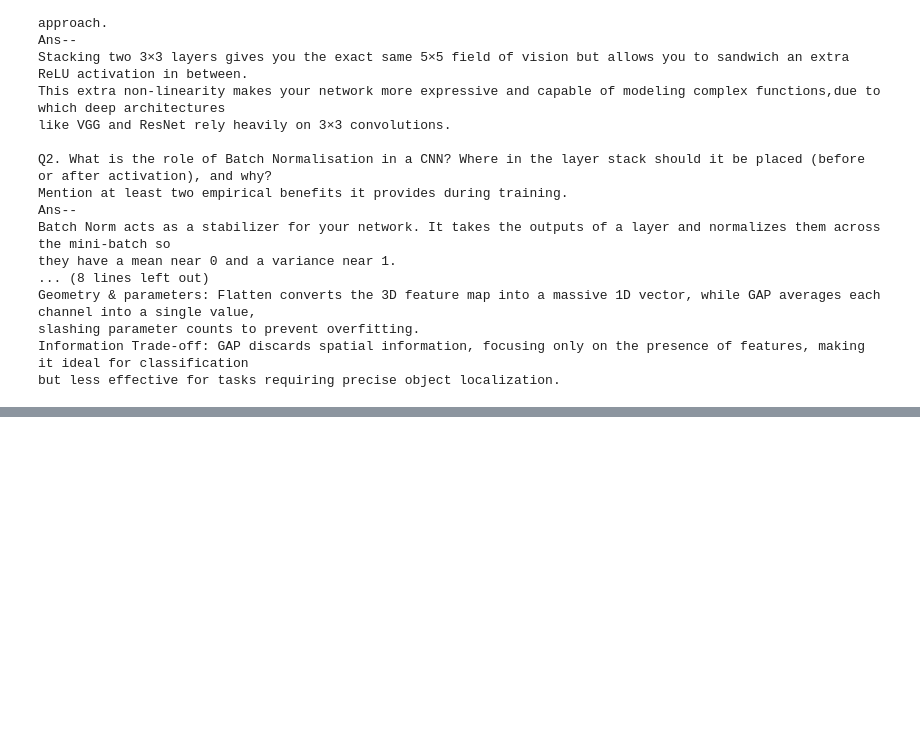
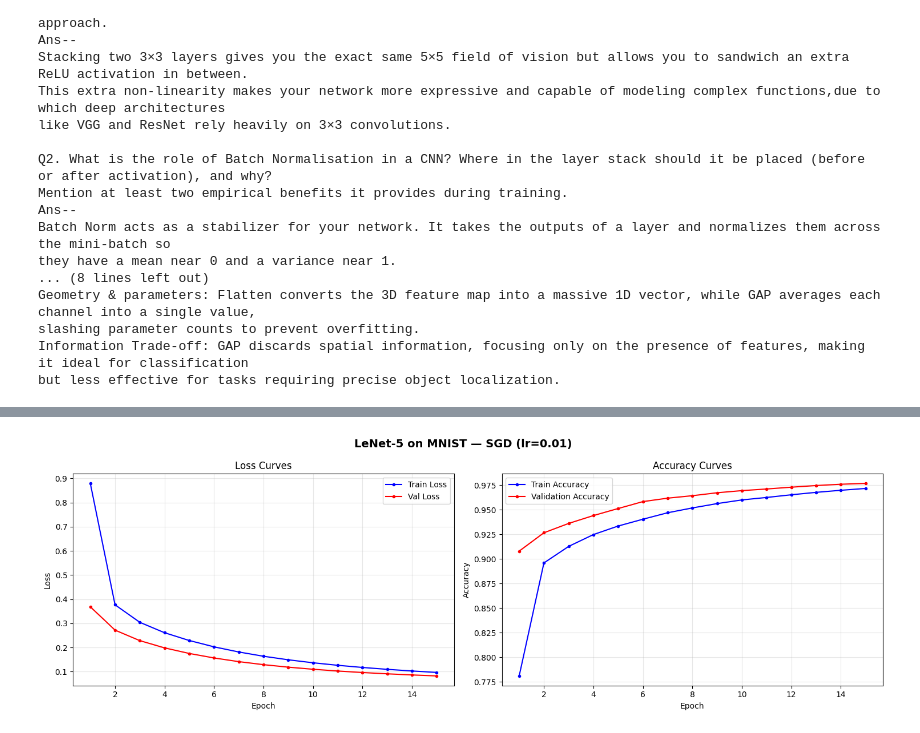
Before and after one commit to h-adithya07/ML-Lab-8, a Jupyter notebook: 24CD3014_Lab_8.ipynb, the cells around one changed output, grey strips where cells are left out. Drawn from its saved outputs; the diff is of its cells as text; code cells hidden in the pictures; blank space fills up the shorter version.

```diff
--- a/24CD3014_Lab_8.ipynb
+++ b/24CD3014_Lab_8.ipynb
@@ -600,0 +608,95 @@ but less effective for tasks requiring precise object localization.
+# %%
+from enum import verify
+from tensorflow._api.v2.config import optimizer
+def load_and_preprocess():
+  (mx_tr,my_tr),(mx_te, my_te) = mnist.load_data()
+  (cx_tr,cy_tr),(cx_te, cy_te) = cifar10.load_data()
+  mx_tr = mx_tr.astype(np.float32) / 255.0
+  mx_te = mx_te.astype(np.float32) / 255.0
+  cx_tr = cx_tr.astype(np.float32) / 255.0
+  cx_te = cx_te.astype(np.float32) / 255.0
+  mx_tr = np.expand_dims(mx_tr, -1)
+  mx_te = np.expand_dims(mx_te, -1)
+  my_tr = keras.utils.to_categorical(my_tr, 10)
+  my_te = keras.utils.to_categorical(my_te, 10)
+  cy_tr = keras.utils.to_categorical(cy_tr, 10)
+  cy_te = keras.utils.to_categorical(cy_te, 10)
+
+  return (mx_tr, my_tr, mx_te, my_te), (cx_tr, cy_tr, cx_te, cy_te)
+
+print(f"Loading the datasets...")
+(mnist_train_x, mnist_train_y, mnist_test_x, mnist_test_y), \
+(cifar10_train_x, cifar10_train_y, cifar10_test_x, cifar10_test_y) = load_and_preprocess()
+print(f"Loaded the dataset")
+
+def build_cifar_cnn(dropout=True, batchnorm=True):
+  model = models.Sequential(name=f"cifar_do{int(dropout)}_bn{int(batchnorm)}")
+  model.add(layers.Input(shape=(32, 32, 3)))
+  model.add(layers.Conv2D(32, (3,3), padding='same'))
+  if batchnorm: model.add(layers.BatchNormalization())
+  model.add(layers.Activation('relu'))
+  model.add(layers.MaxPooling2D((2,2)))
+  if dropout:  model.add(layers.Dropout(0.25))
+  model.add(layers.Conv2D(64, (3,3), padding='same'))
+  if batchnorm: model.add(layers.BatchNormalization())
+  model.add(layers.Activation('relu'))
+  model.add(layers.MaxPooling2D((2,2)))
+  if dropout:  model.add(layers.Dropout(0.25))
+  model.add(layers.Conv2D(128, (3,3), padding='same'))
+  if batchnorm: model.add(layers.BatchNormalization())
+  model.add(layers.Activation('relu'))
+  model.add(layers.MaxPooling2D((2,2)))
+  if dropout:  model.add(layers.Dropout(0.25))
+  model.add(layers.GlobalAveragePooling2D())
+  model.add(layers.Dense(256, activation='relu'))
+  if dropout:  model.add(layers.Dropout(0.5))
+  model.add(layers.Dense(10, activation='softmax'))
+
+  return model
+
+def plot_history(history, title, save_path):
+  fig, (ax1, ax2) = plt.subplots(1, 2, figsize=(15, 5))
+  fig.suptitle(title, fontsize=14, fontweight='bold')
+  epochs = range(1, len(history['loss']) + 1)
+  ax1.plot(epochs, history['loss'],     'b-o', markersize=3, label='Train Loss')
+  ax1.plot(epochs, history['val_loss'], 'r-o', markersize=3, label='Val Loss')
+  ax1.set_xlabel('Epoch')
+  ax1.set_ylabel('Loss')
+  ax1.set_title('Loss Curves')
+  ax1.legend()
+  ax1.grid(True, alpha=0.3)
+  ax2.plot(epochs, history['accuracy'],"b-o", markersize=3, label='Train Accuracy')
+  ax2.plot(epochs, history['val_accuracy'],"r-o", markersize=3, label='Validation Accuracy')
+  ax2.set_xlabel('Epoch')
+  ax2.set_ylabel('Accuracy')
+  ax2.set_title('Accuracy Curves')
+  ax2.legend()
+  ax2.grid(True, alpha=0.3)
+  plt.tight_layout()
+  plt.savefig(save_path, dpi=300)
+  plt.show()
+
+model_p1 = build_lenet5()
+model_p1.compile(optimizer=keras.optimizers.SGD(learning_rate=0.01),loss="categorical_crossentropy",metrics=["accuracy"])
+
+history_p1 = model_p1.fit(mnist_train_x,mnist_train_y,epochs=15,batch_size=64,validation_split=0.1,verbose=1)
+
+test_loss,test_acc = model_p1.evaluate(mnist_test_x,mnist_test_y,verbose=0)
+print(f"Test accuarcy: {test_acc:.4f}")
+
+val_losses = history_p1.history['val_loss']
+overfit_epoch = None
+for i in range(1, len(val_losses) - 1):
+    if val_losses[i] > val_losses[i-1] and val_losses[i+1] > val_losses[i]:
+        overfit_epoch = i + 1
+        break
+
+if overfit_epoch:
+    print(f"Overfitting first observed at epoch {overfit_epoch}")
+    print(f"Valdation loss at epoch {overfit_epoch-1}: {val_losses[overfit_epoch-2]:.4f}")
+    print(f"Validation loss at epoch {overfit_epoch}: {val_losses[overfit_epoch-1]:.4f}")
+else:
+    print("No clear overfitting detected in 15 epochs.")
+
+plot_history(history_p1.history, "LeNet-5 on MNIST — SGD (lr=0.01)", "lenet_sgd_curves.png")
+# %% [output]
@@ -600,0 +720 @@ but less effective for tasks requiring precise object localization.
+[figure, added]
```
Also changed, not shown: parts of 16 cells of this notebook, 6 other files.
